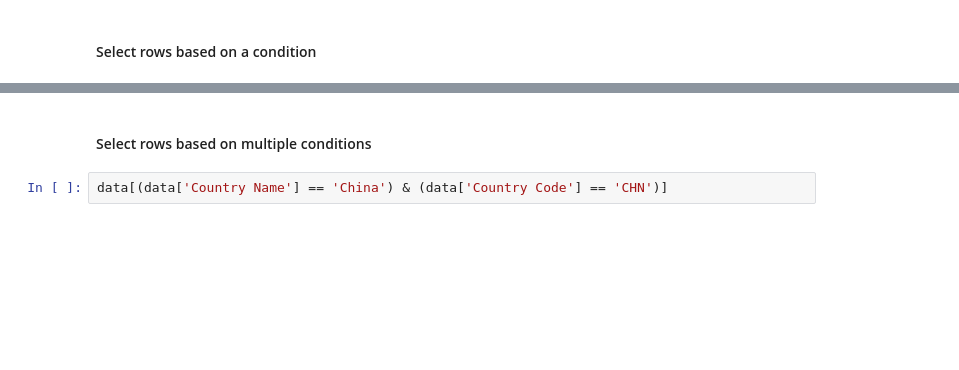
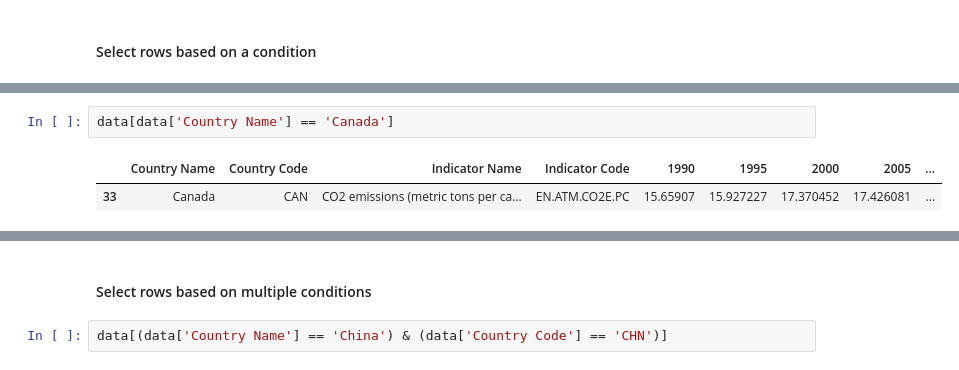
Before and after one commit to jsantarc/ADMN5016_2022, a Jupyter notebook: Week2/Lab2.1.ipynb, the cells around one changed output, grey strips where cells are left out. Saved outputs shown, nothing was run; the diff lists cells and outputs as text; blank space fills up the shorter version.

```diff
--- a/Week2/Lab2.1.ipynb
+++ b/Week2/Lab2.1.ipynb
@@ -329,0 +672,5 @@ data['Country Name'] == 'Albania'
+# %%
+data[data['Country Name'] == 'Canada']
+# %% [output]
+|  | Country Name | Country Code | Indicator Name | Indicator Code | 1990 | 1995 | 2000 | 2005 | ... |
+| 33 | Canada | CAN | CO2 emissions (metric tons per ca... | EN.ATM.CO2E.PC | 15.65907 | 15.927227 | 17.370452 | 17.426081 | ... |
```
Also changed, not shown: parts of 75 cells of this notebook, 5 other files.
